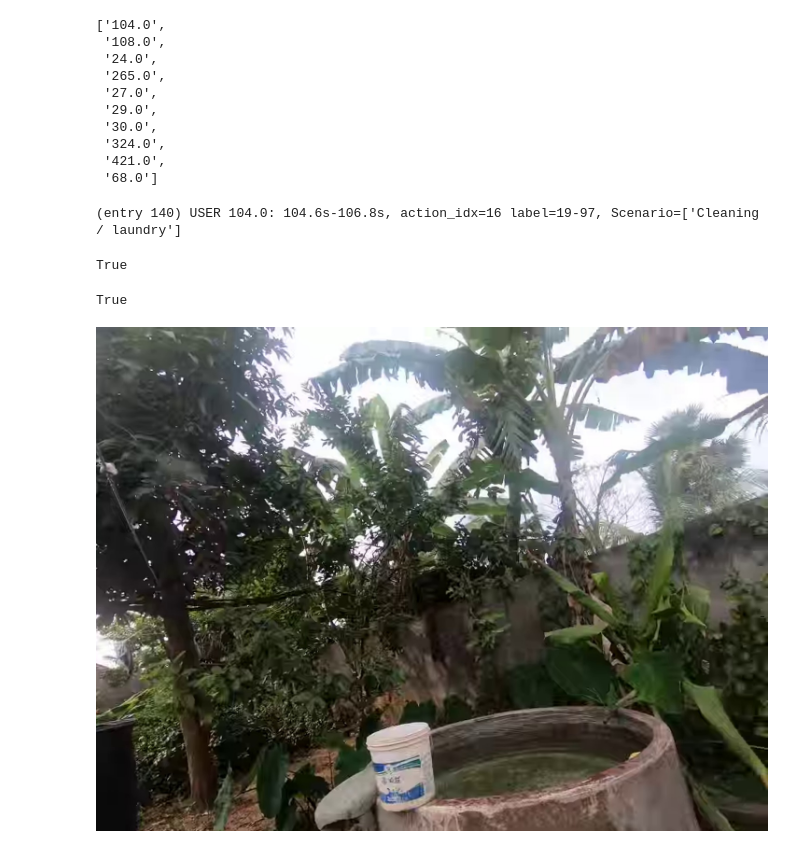
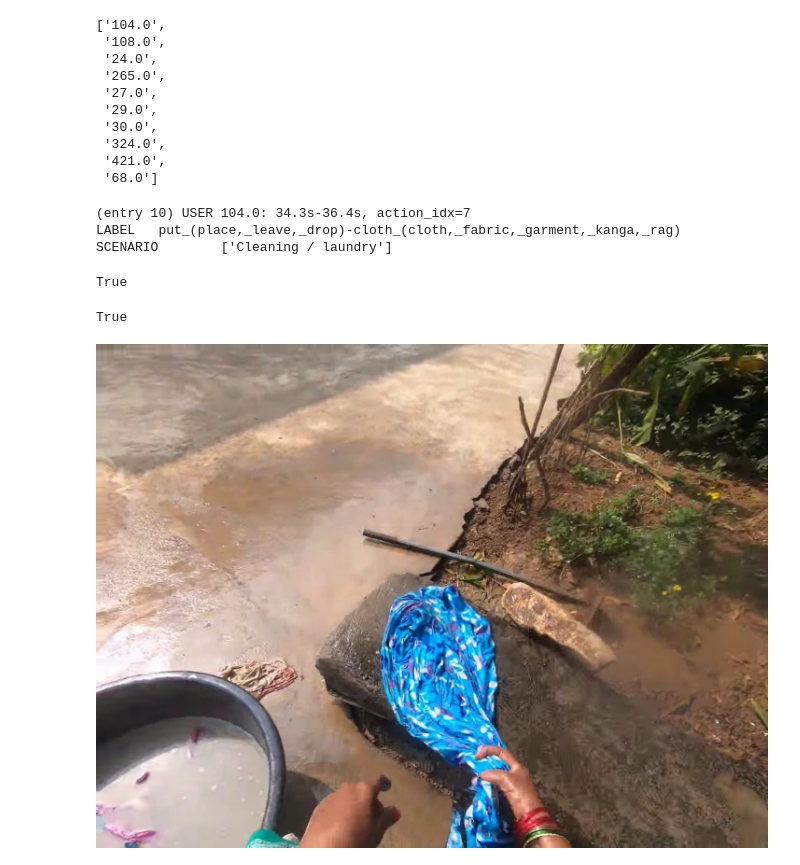
Before and after one commit to facebookresearch/EgocentricUserAdaptation, a Jupyter notebook: notebooks/ego4d_OnlineActionRecog_video_player.ipynb, the cells around one changed output. Saved outputs shown, nothing was run; the diff lists cells and outputs as text; code cells hidden in the pictures.

Commit message:
Video viewer notebook update with full verbal labels displayed

```diff
--- a/notebooks/ego4d_OnlineActionRecog_video_player.ipynb
+++ b/notebooks/ego4d_OnlineActionRecog_video_player.ipynb
@@ -20,8 +20,7 @@ pd.set_option('display.max_rows', 1000)
 """First run dataset saving script that saves all per-sample entries in the stream."""
 train_usersummary_file_nooverlap = "/home/matthiasdelange/sftp_remote_projects/ContextualOracle_Matthias/results/ego4d_action_recog/summarize_streams/logs/2022-08-04_18-05-40_UID8f0427cb-8048-47d5-b70e-bc3878a1cb3a/dataset_entries_train_ego4d_LTA_train_usersplit_10users_pickle.ckpt"
 train_usersummary_file_1s_stride = "/home/matthiasdelange/sftp_remote_projects/ContextualOracle_Matthias/exps/ego4d_action_recog/summarize_streams/../../..//results/ego4d_action_recog/summarize_streams/logs/2022-08-05_14-42-08_UID91c63b64-d6ee-4962-a83b-aeaaf4df7ccf/dataset_entries_train_ego4d_LTA_train_usersplit_10users.ckpt"
-train_usersummary_file_nooverlap_include_videpaths = "/home/matthiasdelange/sftp_remote_projects/ContextualOracle_Matthias/exps/ego4d_action_recog/summarize_streams/../../..//results/ego4d_action_recog/summarize_streams/logs/2022-09-06_14-57-29_UIDec23d1af-cecc-44c5-85b6-07a401337672/dataset_entries_train_ego4d_LTA_train_usersplit_10users.ckpt"
-
+train_usersummary_file_nooverlap_include_videpaths = "/home/matthiasdelange/sftp_remote_projects/ContextualOracle_Matthias/exps/ego4d_action_recog/summarize_streams/../../..//results/ego4d_action_recog/summarize_streams/logs/2022-09-06_18-43-43_UIDc4605fd4-8f70-4fcd-bee2-e16b5dd22820/dataset_entries_train_ego4d_LTA_train_usersplit_10users.ckpt"
 FILE_TO_ANALYZE = train_usersummary_file_nooverlap_include_videpaths
 
 
@@ -131,45 +132,47 @@ while cmd != 'q':
 #      'parent_video_scenarios': ['Cleaning / laundry'],
 #      'user_id': '104.0',
 
-    info_str = "(entry {}) USER {}: {:.1f}s-{:.1f}s, action_idx={} label={}-{}, Scenario={}".format(
+    info_str = "(entry {}) USER {}: {:.1f}s-{:.1f}s, action_idx={}".format(
         entry_idx,
         entry['user_id'],
         entry['clip_start_sec'],
         entry['clip_end_sec'],
         entry['action_idx'],
-        entry['verb_label'],
-        entry['noun_label'],
-        entry['parent_video_scenarios'],
+
     )
     print(info_str)
+    print("LABEL\t{}-{}".format(entry['verb'],entry['noun'],))
+    print("SCENARIO\t{}".format(entry['parent_video_scenarios'], ))
     pbar.update(entry_idx)
     pbar.refresh()
 
     # Video
     # See API to set video start/end times: https://docs.opencv.org/3.4/d4/d15/group__videoio__flags__base.html#gaeb8dd9c89c10a5c63c139bf7c4f5704d
     video = cv2.VideoCapture(video_path)
     video.set(cv2.CAP_PROP_POS_MSEC, clip_start_msec)
     display_handle=display(None, display_id=True)
 
     try:
         while video.get(cv2.CAP_PROP_POS_MSEC) <= clip_end_msec:
             _, frame = video.read()
             _, frame = cv2.imencode('.jpeg', frame)
 
             draw_label(frame,"HELLOW", (50,50),(255,0,0))
             display_handle.update(Image(data=frame.tobytes()))
     except KeyboardInterrupt:
         break
     finally:
         video.release()
 
 display_handle.update(None)
 pbar.close()
 # %% [output]
-(entry 140) USER 104.0: 104.6s-106.8s, action_idx=16 label=19-97, Scenario=['Cleaning / laundry']
+(entry 10) USER 104.0: 34.3s-36.4s, action_idx=7
+LABEL   put_(place,_leave,_drop)-cloth_(cloth,_fabric,_garment,_kanga,_rag)
+SCENARIO        ['Cleaning / laundry']
 True
 True
-[figure, old version]
+[figure, new version]
 # %%
 """
 Interesting examples:
```
Also changed, not shown: parts of 2 cells of this notebook.
